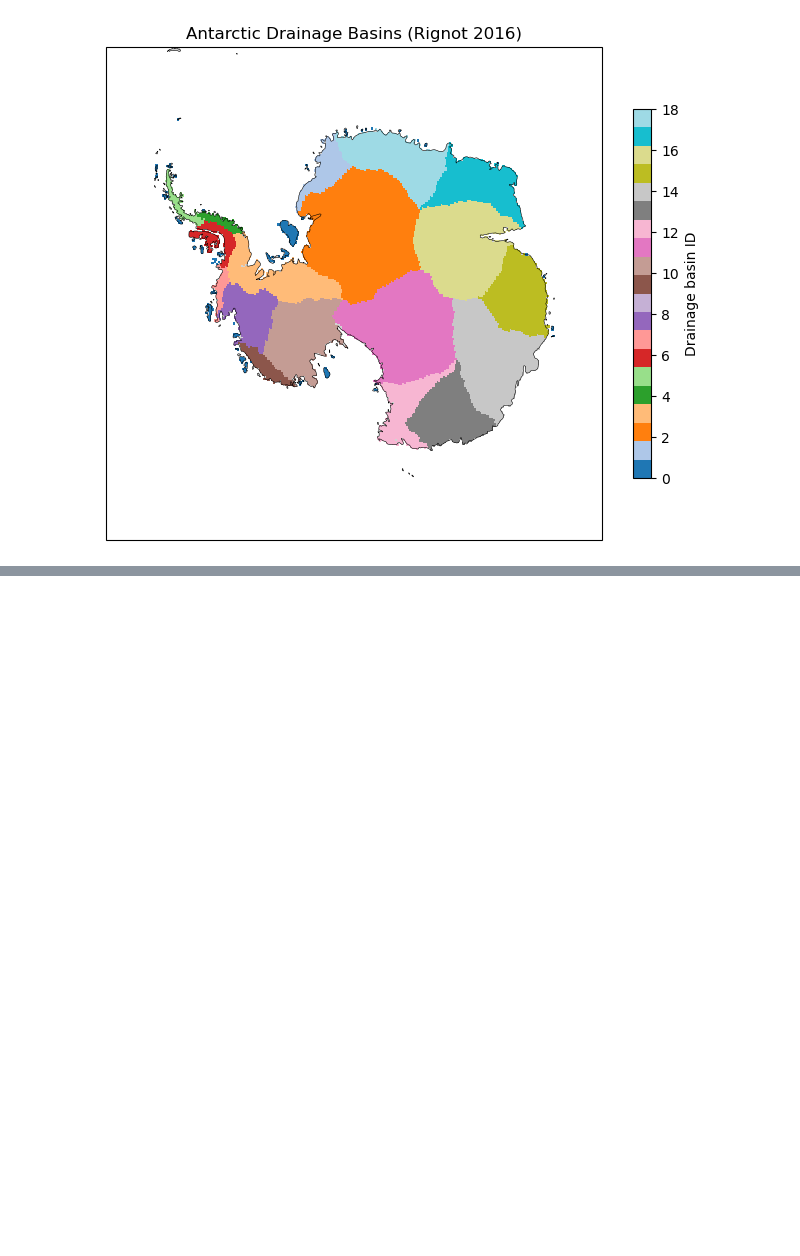
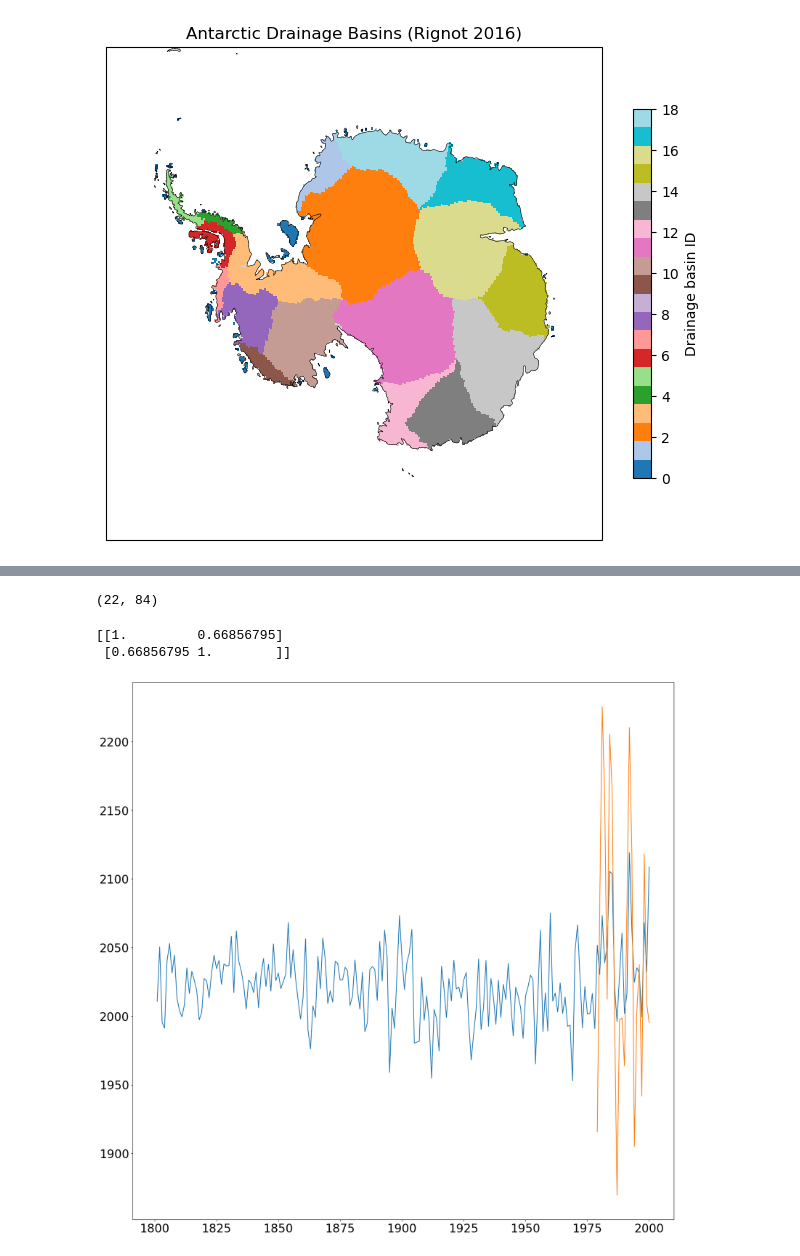
Before and after one commit to advikeswaran/metric-reconstruction, a Jupyter notebook: RACMO_xESMF.ipynb, the cells around one changed output, grey strips where cells are left out. Drawn from its saved outputs; the diff is of its cells as text; code cells hidden in the pictures; blank space fills up the shorter version.

```diff
--- a/RACMO_xESMF.ipynb
+++ b/RACMO_xESMF.ipynb
@@ -491,0 +466,30 @@ plt.show()
+# %%
+print(racmo_points.shape)
+# %% [output]
+(22, 84)
+# %%
+# computing core to grid cell RACMO correlations, linear regression
+site_cont_corr = np.zeros(len(core_lats))
+site_cont_slope = np.zeros(len(core_lats))
+site_cont_intercept = np.zeros(len(core_lats))
+site_error_var = np.zeros(len(core_lats))
+
+for i in range(len(core_lats)):
+    y = np.array(racmo_points[:, i]).reshape(-1, 1)
+    x = np.array(ais_accum_racmo).reshape(-1, 1)
+
+    site_cont_corr[i] = np.corrcoef(racmo_points[:, i], ais_accum_racmo)[0, 1]
+
+    # Linear regression (least squares)
+    reg = LinearRegression().fit(x, y)
+    slope = reg.coef_[0][0]
+    intercept = reg.intercept_[0]
+
+    site_cont_slope[i] = slope
+    site_cont_intercept[i] = intercept
+
+    y_pred = lm.predict(x)
+
+    error_var = np.var(y - y_pred, ddof=1)
+    total_var = np.var(y, ddof=1)
+    site_error_var[i] = error_var / total_var
@@ -491,0 +554,13 @@ plt.show()
+# %%
+satYears = np.arange(1979, 2001)
+
+posterior_mean = np.mean(posterior, axis=0)
+print(np.corrcoef(posterior_mean[178:], ais_accum_racmo))
+
+plt.plot(fullYears, posterior_mean)
+plt.plot(satYears, ais_accum_racmo)
+plt.tick_params(axis='both', which='major', labelsize=24)
+# %% [output]
+[[1.         0.66856795]
+ [0.66856795 1.        ]]
+[figure, added]
```
Also changed, not shown: parts of 16 cells of this notebook, 2 other files.
